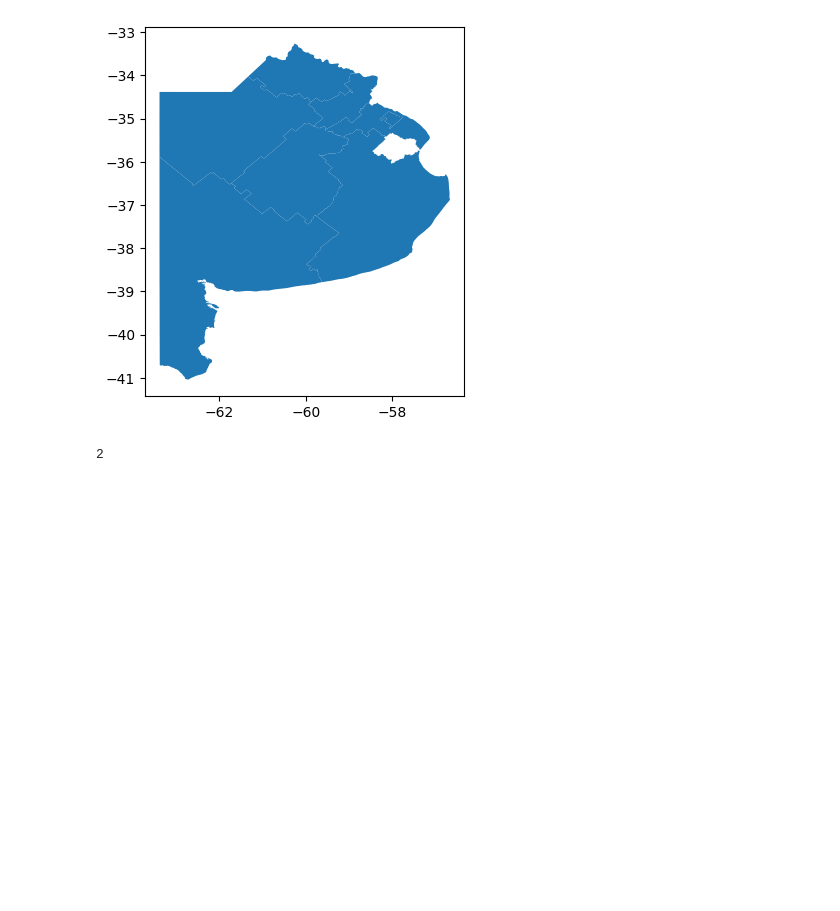
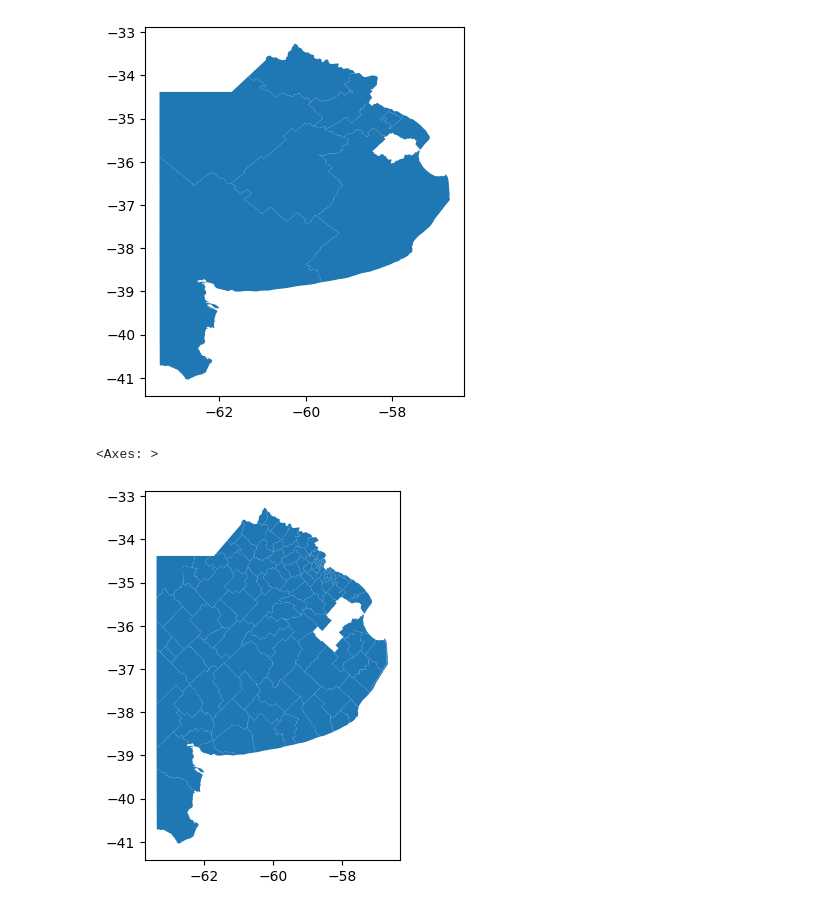
Before and after one commit to leantroca/maps, a Jupyter notebook: utils/Mapa de Secciones Electorales.ipynb, the cells around one changed output. Saved outputs shown, nothing was run; the diff lists cells and outputs as text; code cells hidden in the pictures; blank space fills up the shorter version.

```diff
--- a/utils/Mapa de Secciones Electorales.ipynb
+++ b/utils/Mapa de Secciones Electorales.ipynb
@@ -103,3 +103,6 @@ with open(os.path.join(maps_path, results_filename), 'w', encoding='utf-8') as j
 # %%
-with open(os.path.join(maps_path, json_files[0]), "r") as reader:
-    jj = json.load(reader)
+newdf = geopandas.read_file(os.path.join(maps_path, results_filename))
+newdf.plot()
+# %% [output]
+<Axes: >
+[figure, added]
@@ -116,4 +108,0 @@ for feature in elec_json["features"]:
-# %%
-len(new["features"][0]["geometry"]["coordinates"][0][0][0][0])
-# %% [output]
-2
```
Also changed, not shown: parts of 5 cells of this notebook, 1 other file.
